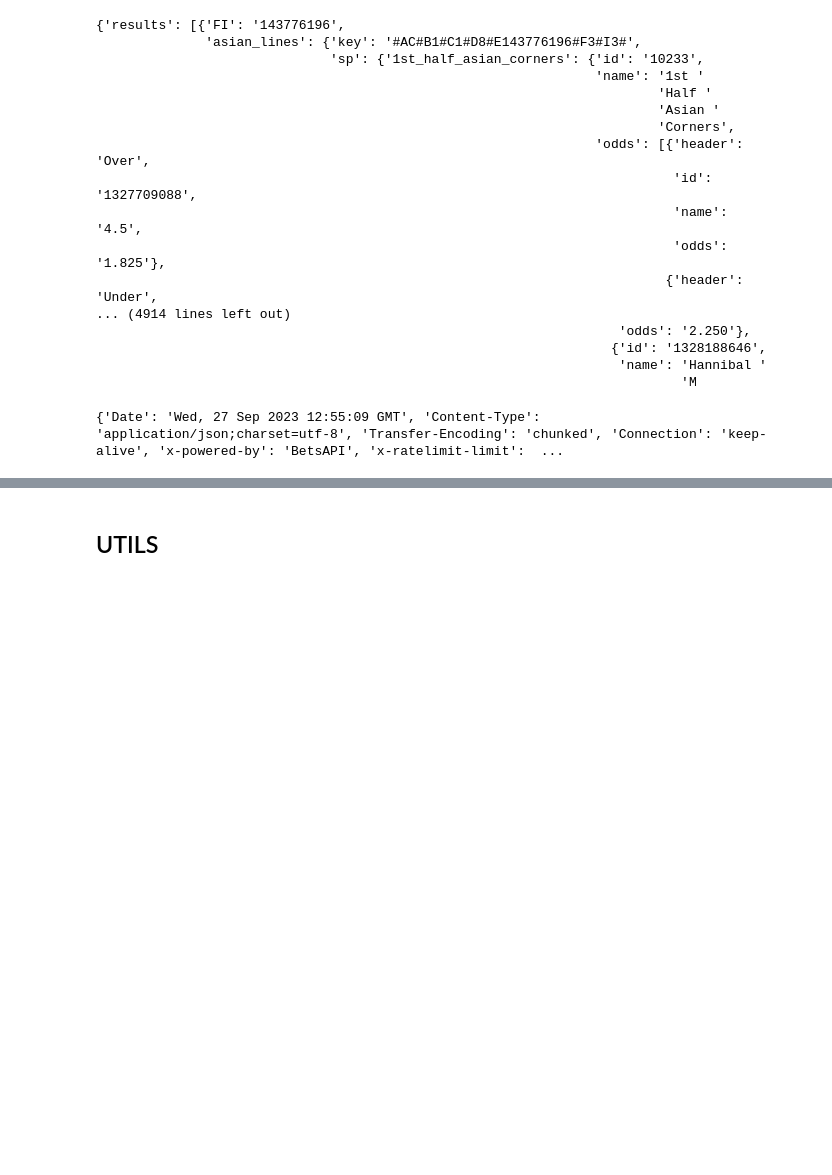
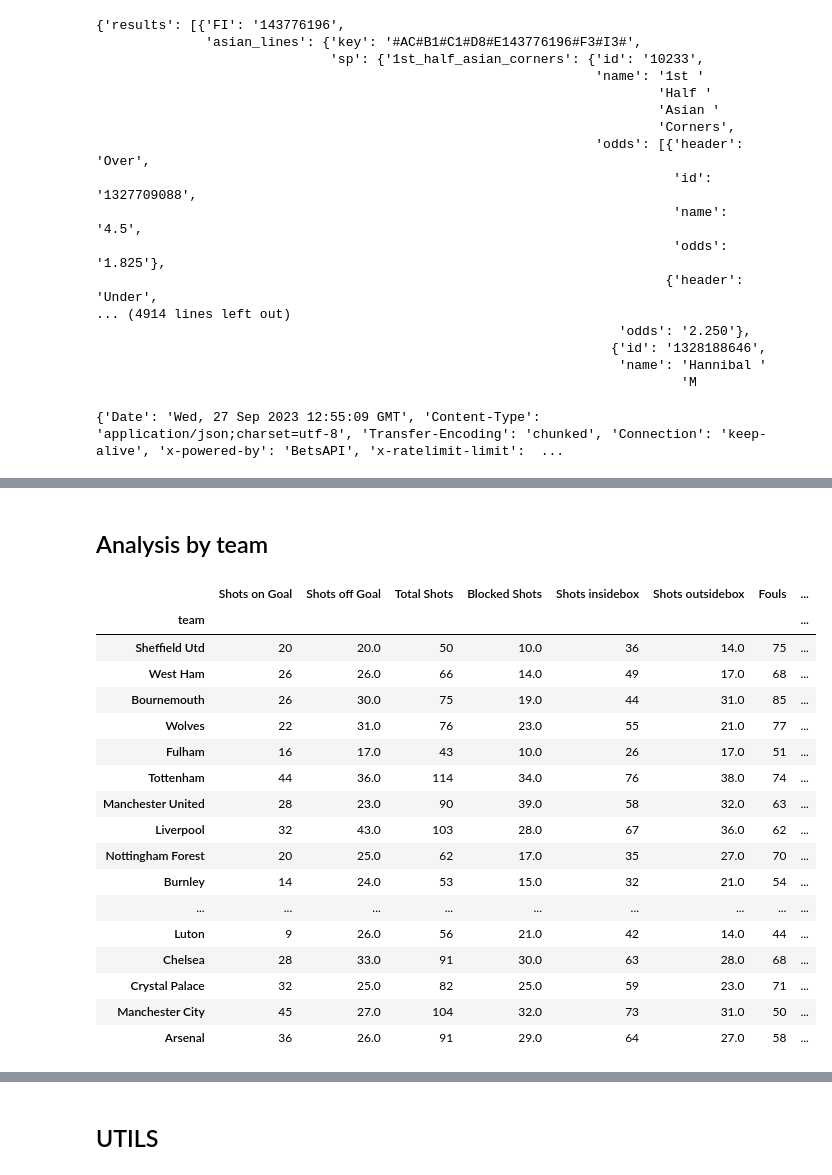
Before and after one commit to Ok3ks/Sports, a Jupyter notebook: football/punt.ipynb, the cells around one changed output, grey strips where cells are left out. Drawn from its saved outputs; the diff is of its cells as text; code cells hidden in the pictures; blank space fills up the shorter version.

```diff
--- a/football/punt.ipynb
+++ b/football/punt.ipynb
@@ -403,0 +662,25 @@ response.headers
+# %% [markdown]
+## Analysis by team
+# %%
+df.groupby('team').aggregate(sum).sort_values(by ='Goalkeeper Saves',ascending= False)
+
+#add gw filter and last gws
+# %% [output]
+|  | Shots on Goal | Shots off Goal | Total Shots | Blocked Shots | Shots insidebox | Shots outsidebox | Fouls | ... |
+| team |  |  |  |  |  |  |  | ... |
+| Sheffield Utd | 20 | 20.0 | 50 | 10.0 | 36 | 14.0 | 75 | ... |
+| West Ham | 26 | 26.0 | 66 | 14.0 | 49 | 17.0 | 68 | ... |
+| Bournemouth | 26 | 30.0 | 75 | 19.0 | 44 | 31.0 | 85 | ... |
+| Wolves | 22 | 31.0 | 76 | 23.0 | 55 | 21.0 | 77 | ... |
+| Fulham | 16 | 17.0 | 43 | 10.0 | 26 | 17.0 | 51 | ... |
+| Tottenham | 44 | 36.0 | 114 | 34.0 | 76 | 38.0 | 74 | ... |
+| Manchester United | 28 | 23.0 | 90 | 39.0 | 58 | 32.0 | 63 | ... |
+| Liverpool | 32 | 43.0 | 103 | 28.0 | 67 | 36.0 | 62 | ... |
+| Nottingham Forest | 20 | 25.0 | 62 | 17.0 | 35 | 27.0 | 70 | ... |
+| Burnley | 14 | 24.0 | 53 | 15.0 | 32 | 21.0 | 54 | ... |
+| ... | ... | ... | ... | ... | ... | ... | ... | ... |
+| Luton | 9 | 26.0 | 56 | 21.0 | 42 | 14.0 | 44 | ... |
+| Chelsea | 28 | 33.0 | 91 | 30.0 | 63 | 28.0 | 68 | ... |
+| Crystal Palace | 32 | 25.0 | 82 | 25.0 | 59 | 23.0 | 71 | ... |
+| Manchester City | 45 | 27.0 | 104 | 32.0 | 73 | 31.0 | 50 | ... |
+| Arsenal | 36 | 26.0 | 91 | 29.0 | 64 | 27.0 | 58 | ... |
```
Also changed, not shown: parts of 31 cells of this notebook, 9 other files.
